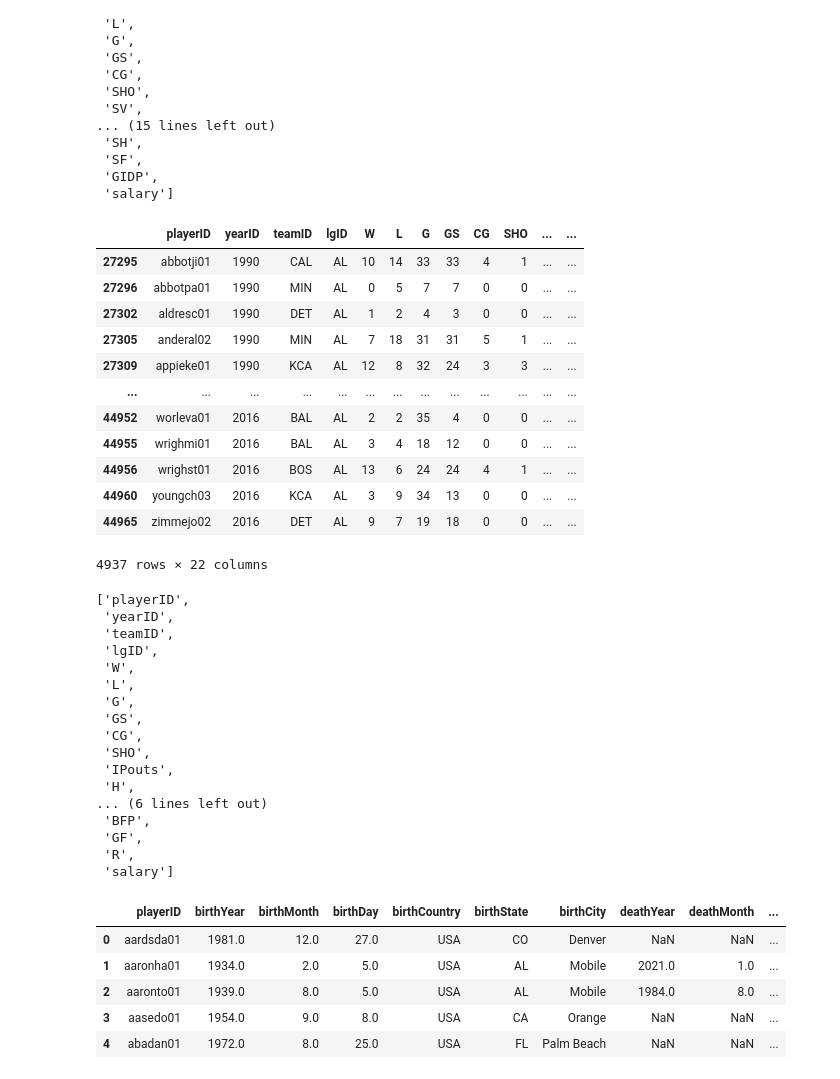
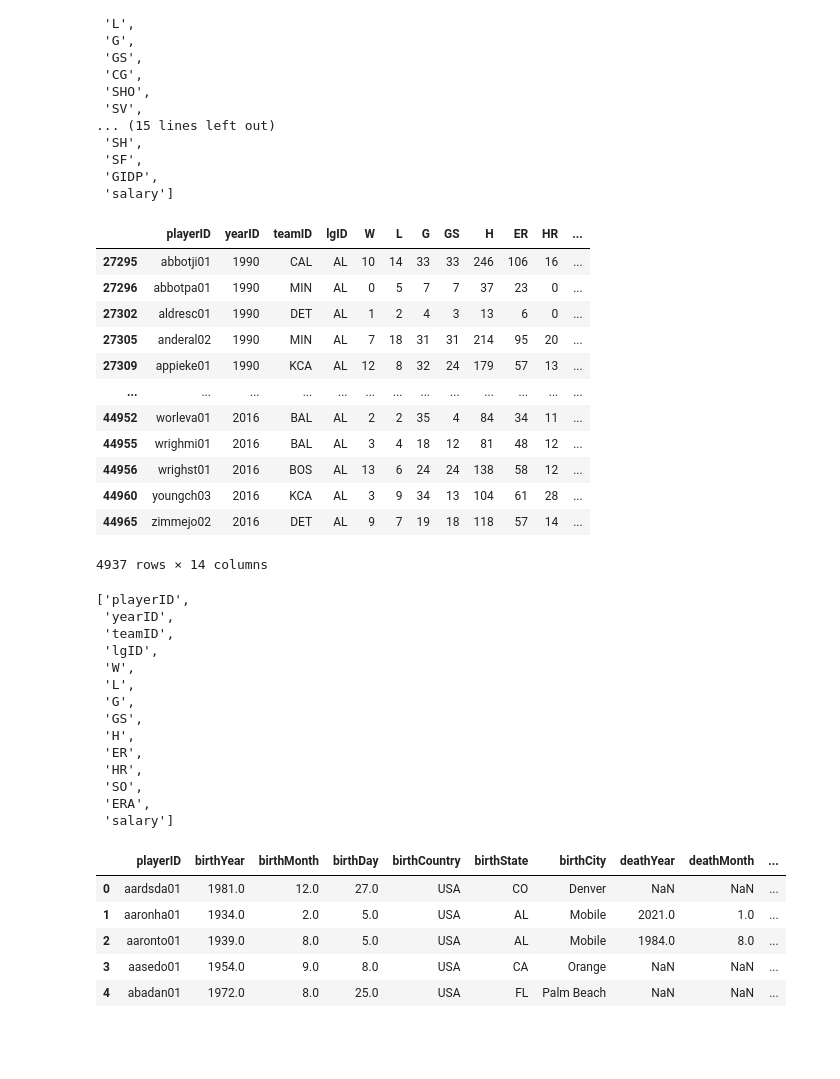
Before and after one commit to Jenny16x/TeamSix, a Jupyter notebook: Pitcher_Salary_Cleaning.ipynb, the cells around one changed output. Cells and saved outputs as stored; diff of their text form; code cells hidden in the pictures; blank space fills up the shorter version.

```diff
--- a/Pitcher_Salary_Cleaning.ipynb
+++ b/Pitcher_Salary_Cleaning.ipynb
@@ -174,22 +174,22 @@ list(psfull.columns)
  'salary']
 # %%
 # Drop columns not relevent
-ps_reduced = psfull.drop(["SV", "stint", "BAOpp", "IBB", "HBP", "BK", "SH", "SF", "GIDP"], 1)
+ps_reduced = psfull.drop(["SV", "stint", "BAOpp", "IBB", "HBP", "BK", "SH", "SF", "GIDP", "CG", "SHO", "BFP", "GF", "R", "WP", "IPouts", "BB"], 1)
 ps_reduced
 # %% [output]
-|  | playerID | yearID | teamID | lgID | W | L | G | GS | CG | SHO | ... | ... |
-| 27295 | abbotji01 | 1990 | CAL | AL | 10 | 14 | 33 | 33 | 4 | 1 | ... | ... |
-| 27296 | abbotpa01 | 1990 | MIN | AL | 0 | 5 | 7 | 7 | 0 | 0 | ... | ... |
-| 27302 | aldresc01 | 1990 | DET | AL | 1 | 2 | 4 | 3 | 0 | 0 | ... | ... |
-| 27305 | anderal02 | 1990 | MIN | AL | 7 | 18 | 31 | 31 | 5 | 1 | ... | ... |
-| 27309 | appieke01 | 1990 | KCA | AL | 12 | 8 | 32 | 24 | 3 | 3 | ... | ... |
+|  | playerID | yearID | teamID | lgID | W | L | G | GS | H | ER | HR | ... |
+| 27295 | abbotji01 | 1990 | CAL | AL | 10 | 14 | 33 | 33 | 246 | 106 | 16 | ... |
+| 27296 | abbotpa01 | 1990 | MIN | AL | 0 | 5 | 7 | 7 | 37 | 23 | 0 | ... |
+| 27302 | aldresc01 | 1990 | DET | AL | 1 | 2 | 4 | 3 | 13 | 6 | 0 | ... |
+| 27305 | anderal02 | 1990 | MIN | AL | 7 | 18 | 31 | 31 | 214 | 95 | 20 | ... |
+| 27309 | appieke01 | 1990 | KCA | AL | 12 | 8 | 32 | 24 | 179 | 57 | 13 | ... |
 | ... | ... | ... | ... | ... | ... | ... | ... | ... | ... | ... | ... | ... |
-| 44952 | worleva01 | 2016 | BAL | AL | 2 | 2 | 35 | 4 | 0 | 0 | ... | ... |
-| 44955 | wrighmi01 | 2016 | BAL | AL | 3 | 4 | 18 | 12 | 0 | 0 | ... | ... |
-| 44956 | wrighst01 | 2016 | BOS | AL | 13 | 6 | 24 | 24 | 4 | 1 | ... | ... |
-| 44960 | youngch03 | 2016 | KCA | AL | 3 | 9 | 34 | 13 | 0 | 0 | ... | ... |
-| 44965 | zimmejo02 | 2016 | DET | AL | 9 | 7 | 19 | 18 | 0 | 0 | ... | ... |
+| 44952 | worleva01 | 2016 | BAL | AL | 2 | 2 | 35 | 4 | 84 | 34 | 11 | ... |
+| 44955 | wrighmi01 | 2016 | BAL | AL | 3 | 4 | 18 | 12 | 81 | 48 | 12 | ... |
+| 44956 | wrighst01 | 2016 | BOS | AL | 13 | 6 | 24 | 24 | 138 | 58 | 12 | ... |
+| 44960 | youngch03 | 2016 | KCA | AL | 3 | 9 | 34 | 13 | 104 | 61 | 28 | ... |
+| 44965 | zimmejo02 | 2016 | DET | AL | 9 | 7 | 19 | 18 | 118 | 57 | 14 | ... |
-4937 rows × 22 columns
+4937 rows × 14 columns
 # %%
 list(ps_reduced.columns)
 # %% [output]
@@ -201,14 +201,11 @@ list(ps_reduced.columns)
  'L',
  'G',
  'GS',
- 'CG',
- 'SHO',
- 'IPouts',
  'H',
-... (6 lines left out)
- 'BFP',
- 'GF',
- 'R',
+ 'ER',
+ 'HR',
+ 'SO',
+ 'ERA',
  'salary']
 # %%
 # loading in  People csv
```
Also changed, not shown: parts of 8 cells of this notebook.
